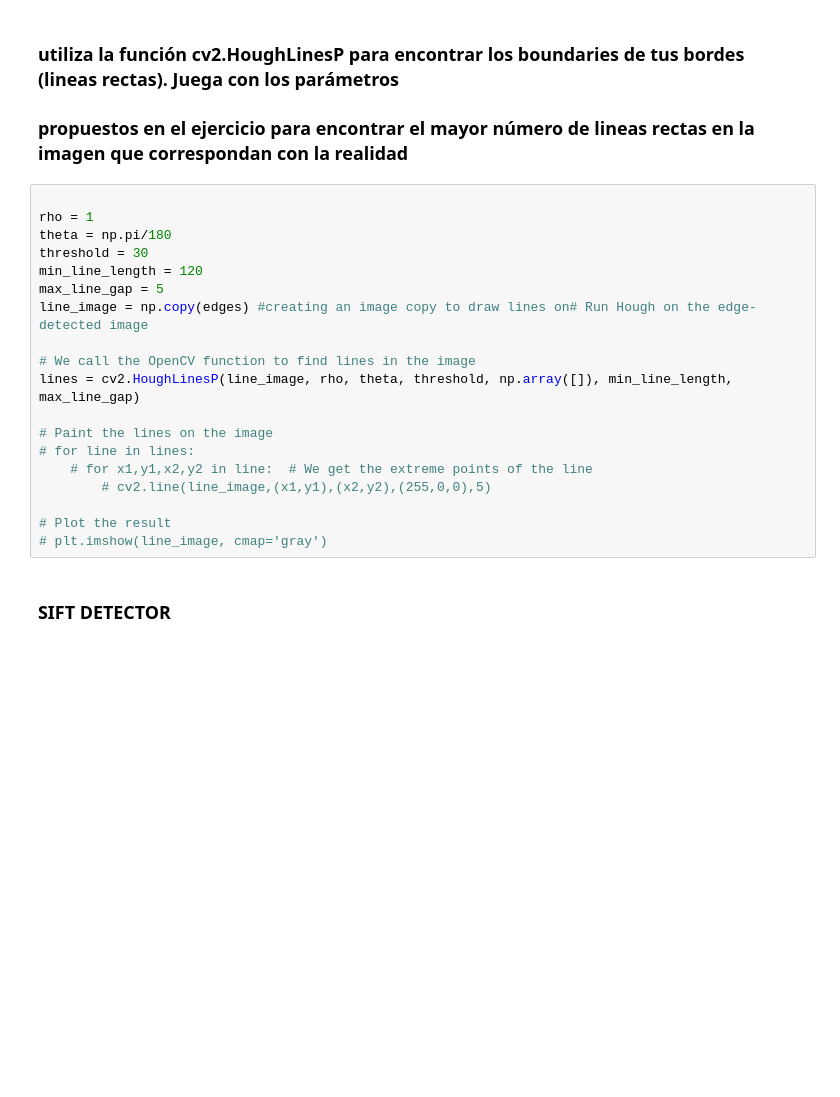
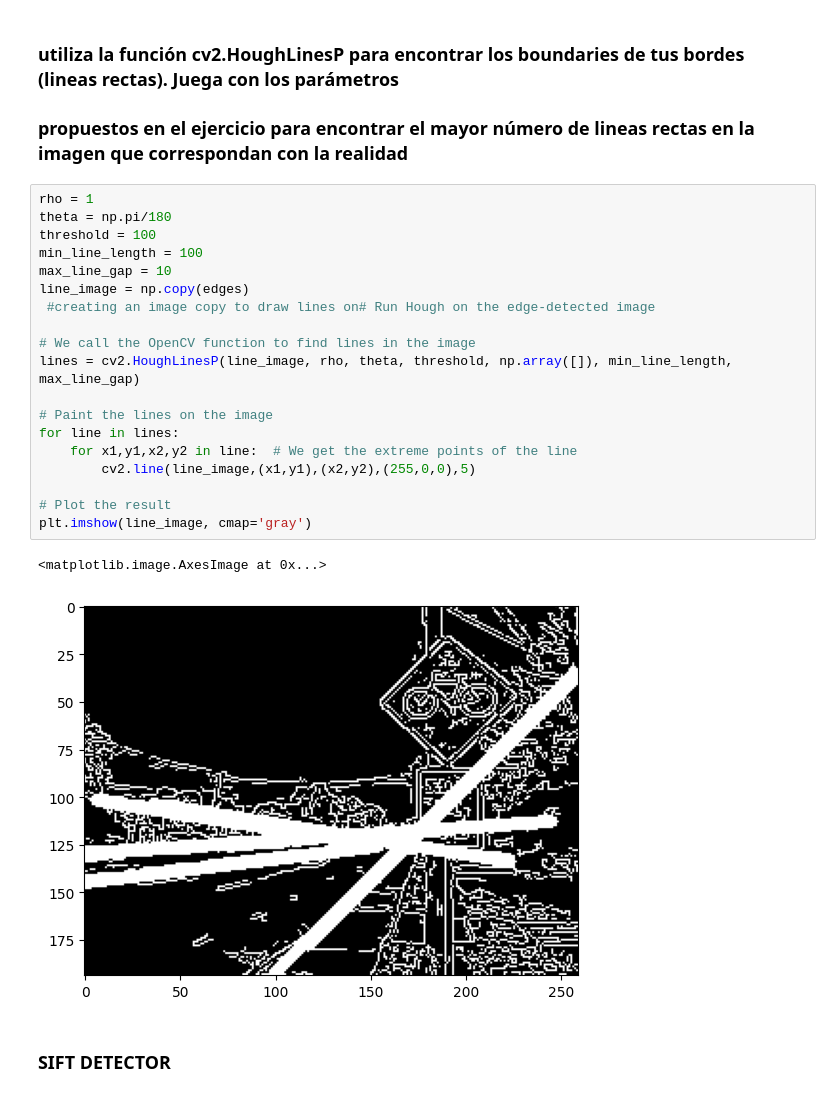
Before and after one commit to Javirios03/Vision_Ordenador, a Jupyter notebook: 3 - Procesado de Imagen (II)/practica3-to do.ipynb, the cells around one changed output. Cells and saved outputs as stored; diff of their text form; blank space fills up the shorter version.

```diff
--- a/3 - Procesado de Imagen (II)/practica3-to do.ipynb
+++ b/3 - Procesado de Imagen (II)/practica3-to do.ipynb
@@ -174,24 +190,27 @@ plt.imshow(edges, cmap='gray')
 ### utiliza la función cv2.HoughLinesP para encontrar los boundaries de tus bordes (lineas rectas). Juega con los parámetros
 ### propuestos en el ejercicio para encontrar el mayor número de lineas rectas en la imagen que correspondan con la realidad
 # %%
-
 rho = 1
 theta = np.pi/180
-threshold = 30
-min_line_length = 120
-max_line_gap = 5
-line_image = np.copy(edges) #creating an image copy to draw lines on# Run Hough on the edge-detected image
+threshold = 100
+min_line_length = 100
+max_line_gap = 10
+line_image = np.copy(edges)
+ #creating an image copy to draw lines on# Run Hough on the edge-detected image
 
 # We call the OpenCV function to find lines in the image
 lines = cv2.HoughLinesP(line_image, rho, theta, threshold, np.array([]), min_line_length, max_line_gap)
 
 # Paint the lines on the image
-# for line in lines:
-    # for x1,y1,x2,y2 in line:  # We get the extreme points of the line
-        # cv2.line(line_image,(x1,y1),(x2,y2),(255,0,0),5)
+for line in lines:
+    for x1,y1,x2,y2 in line:  # We get the extreme points of the line
+        cv2.line(line_image,(x1,y1),(x2,y2),(255,0,0),5)
 
 # Plot the result
-# plt.imshow(line_image, cmap='gray')
+plt.imshow(line_image, cmap='gray')
+# %% [output]
+<matplotlib.image.AxesImage at 0x...>
+[figure, added]
 # %% [markdown]
 ### SIFT DETECTOR
 # %% [markdown]
```
Also changed, not shown: parts of 2 cells of this notebook.
